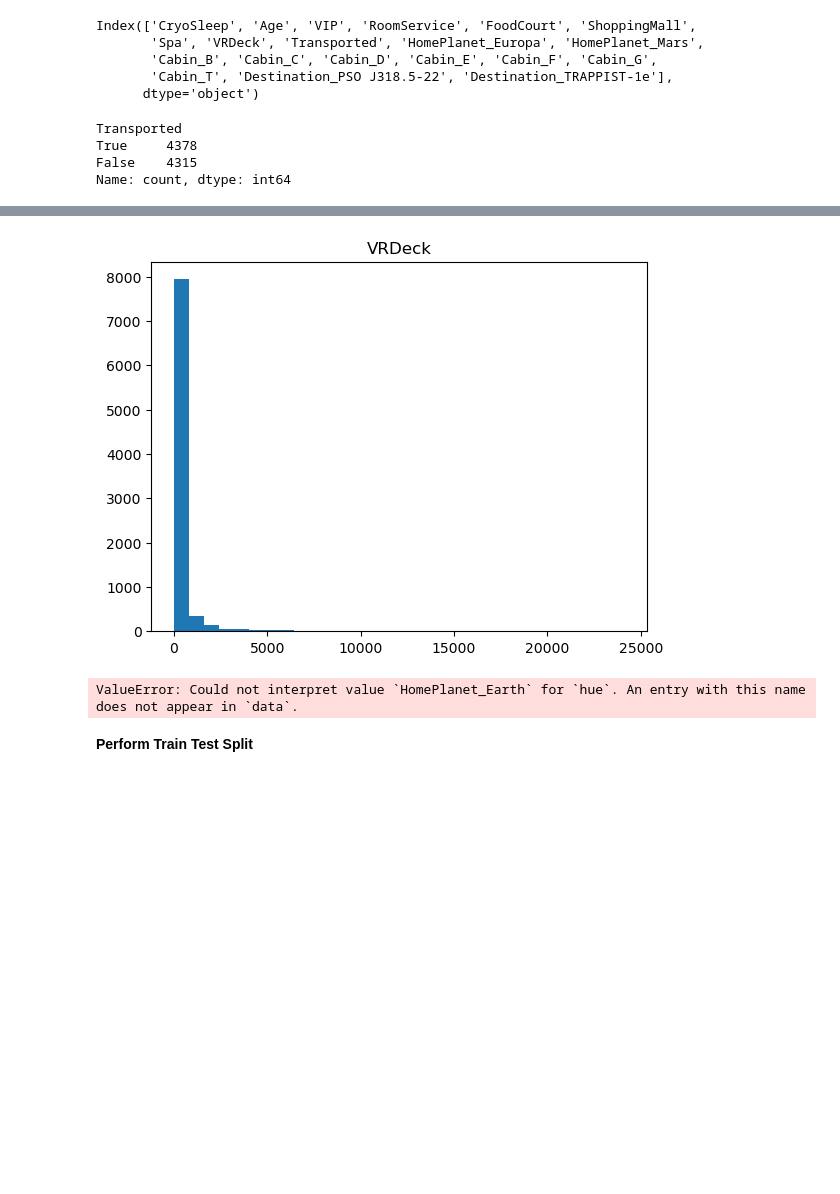
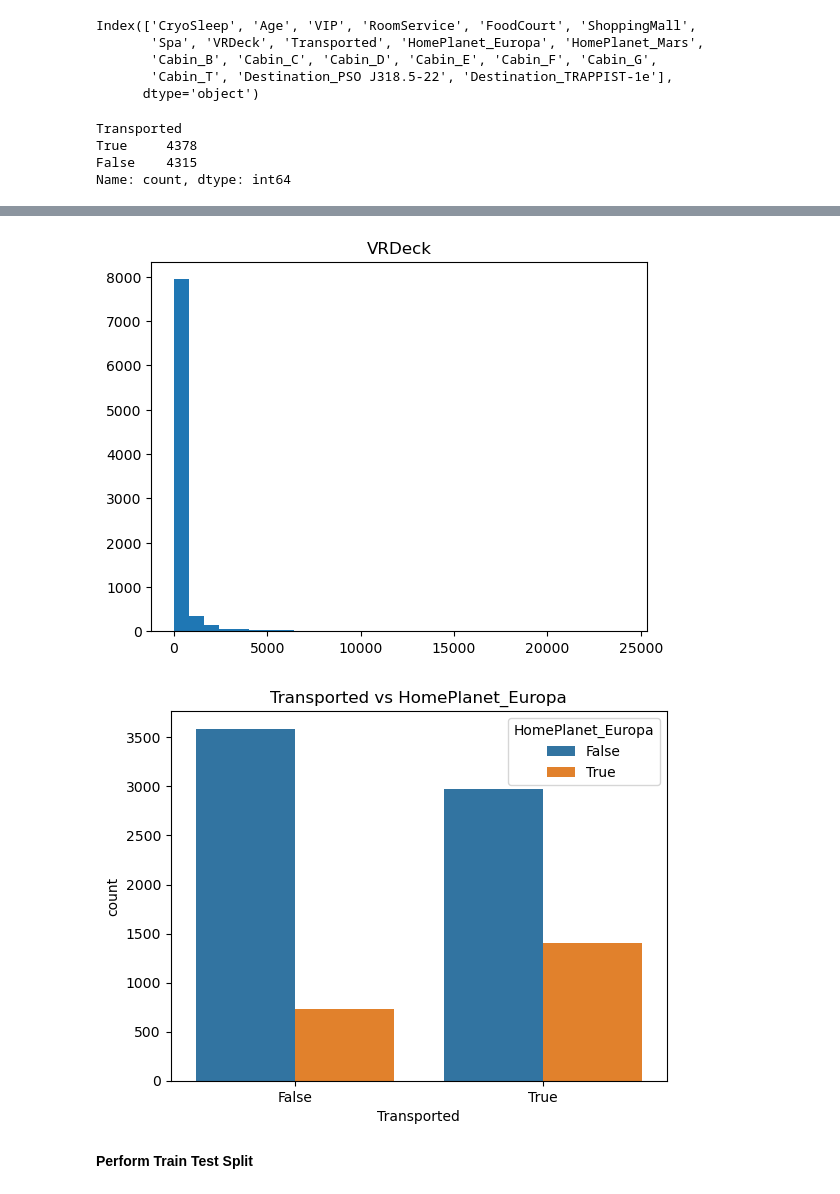
Before and after one commit to PaulinaMamiaga/lab-feature-engineering, a Jupyter notebook: lab-feature_eng.ipynb, the cells around one changed output, grey strips where cells are left out. Saved outputs shown, nothing was run; the diff lists cells and outputs as text; code cells hidden in the pictures; blank space fills up the shorter version.

```diff
--- a/lab-feature_eng.ipynb
+++ b/lab-feature_eng.ipynb
@@ -161,8 +161,6 @@ Index(['CryoSleep', 'Age', 'VIP', 'RoomService', 'FoodCourt', 'ShoppingMall',
        'Cabin_T', 'Destination_PSO J318.5-22', 'Destination_TRAPPIST-1e'],
       dtype='object')
 # %%
-# do deeper EDA (such as value counts, distributions, or visualizations for important features)
-
 #your code here
 
 # see value counts for target variable
@@ -170,36 +168,36 @@ print(spaceship["Transported"].value_counts())
 
 # see distribution of numerical features
 import matplotlib.pyplot as plt
 numerical_features = ["Age", "RoomService", "FoodCourt", "ShoppingMall", "Spa", "VRDeck"]
 for feature in numerical_features:
     plt.hist(spaceship[feature], bins=30)
     plt.title(feature)
     plt.show()
 
 # create visualization of target variable vs important features
 import seaborn as sns
-sns.countplot(x="Transported", hue="HomePlanet_Earth", data=spaceship)
-plt.title("Transported vs HomePlanet_Earth")
+sns.countplot(x="Transported", hue="HomePlanet_Europa", data=spaceship)
+plt.title("Transported vs HomePlanet_Europa")
 plt.show()
 
 
 # split data into features and target variable
 X = spaceship.drop("Transported", axis=1)
 y = spaceship["Transported"]
 # split data into training and testing sets
 X_train, X_test, y_train, y_test = train_test_split(X, y, test_size=0.2, random_state=42)
 # %% [output]
 Transported
 True     4378
 False    4315
 Name: count, dtype: int64
 [figure]
 [figure]
 [figure]
 [figure]
 [figure]
 [figure]
-ValueError: Could not interpret value `HomePlanet_Earth` for `hue`. An entry with this name does not appear in `data`.
+[figure, added]
 # %% [markdown]
 **Perform Train Test Split**
 # %%
```
Also changed, not shown: parts of 3 cells of this notebook.
